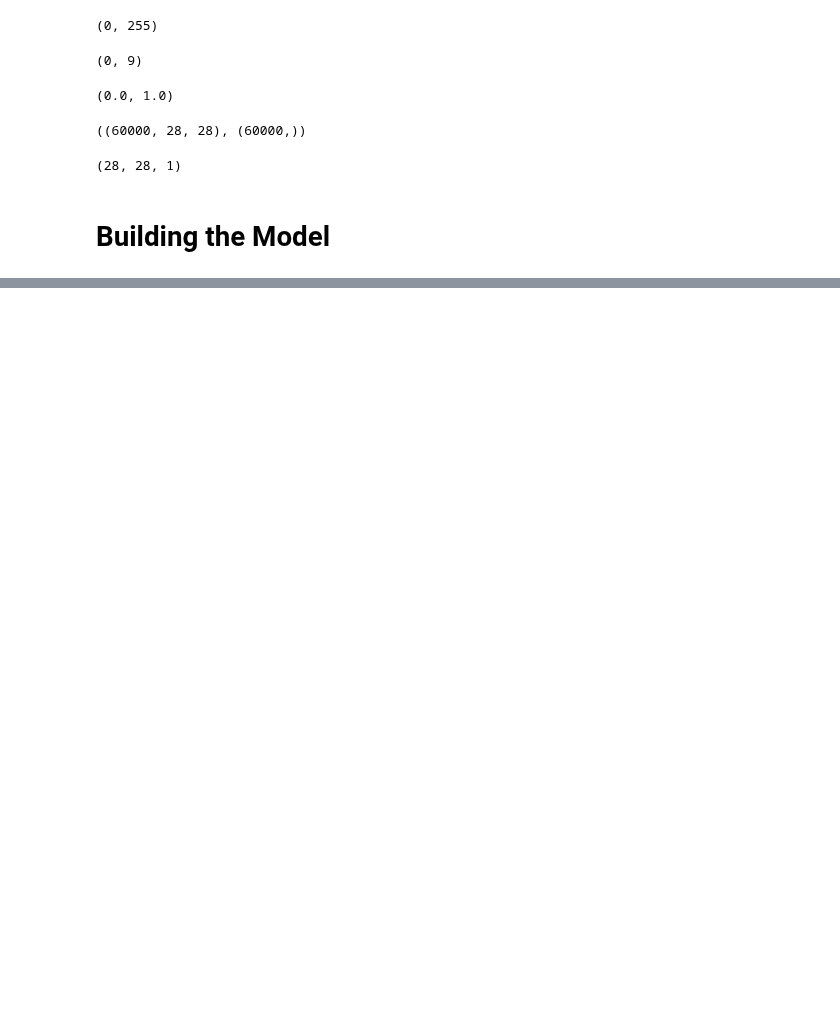
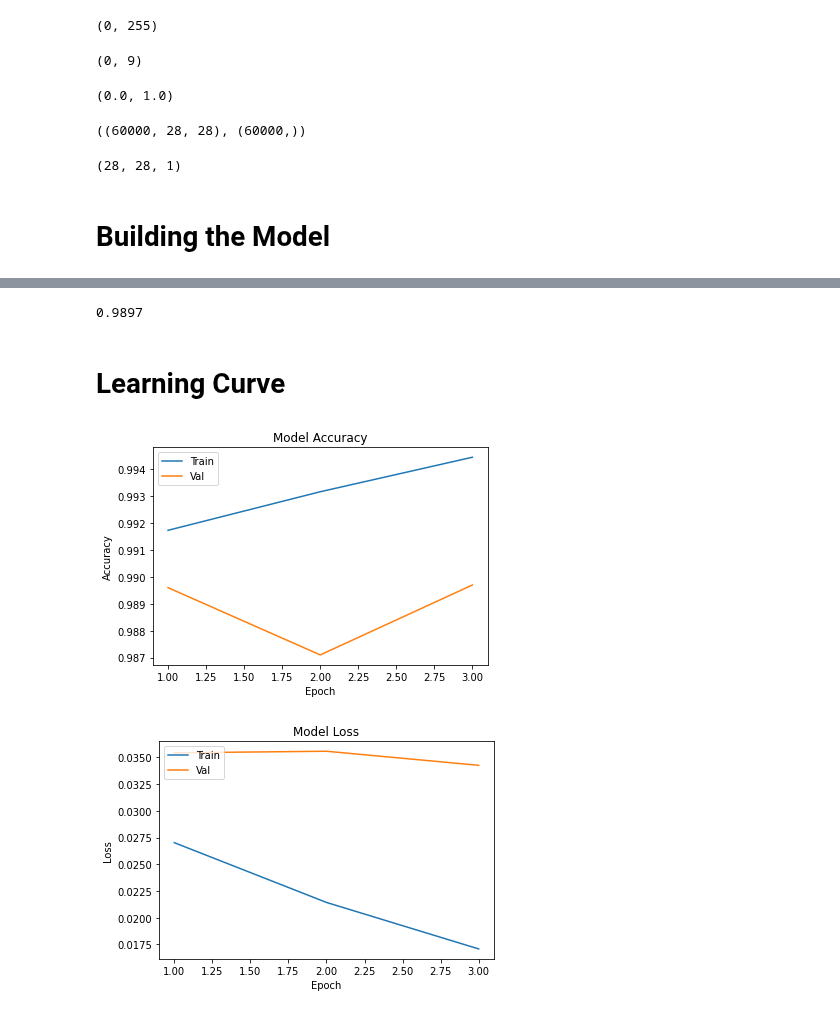
Before and after one commit to Twtamaris/machine_learning, a Jupyter notebook: digit_recognization/app.ipynb, the cells around one changed output, grey strips where cells are left out. Drawn from its saved outputs; the diff is of its cells as text; code cells hidden in the pictures; blank space fills up the shorter version.

```diff
--- a/digit_recognization/app.ipynb
+++ b/digit_recognization/app.ipynb
@@ -107,0 +110,2 @@ model.compile(optimizer='adam', loss='sparse_categorical_crossentropy', metrics=
+# %%
+history = model.fit(x_train, y_train, epochs=3, batch_size=128, verbose=1, validation_data=(x_test, y_test))
@@ -107,0 +146,32 @@ model.compile(optimizer='adam', loss='sparse_categorical_crossentropy', metrics=
+# %%
+accuracy_score(y_test, y_pred)
+# %% [output]
+0.9897
+# %% [markdown]
+# Learning Curve
+# %%
+def learning_curve(history, epoch):
+
+    # training vs validation accuracy
+    epoch_range = range(1, epoch+1)
+    plt.plot(epoch_range, history.history['sparse_categorical_accuracy'])
+    plt.plot(epoch_range, history.history['val_sparse_categorical_accuracy'])
+    plt.title('Model Accuracy')
+    plt.ylabel('Accuracy')
+    plt.xlabel('Epoch')
+    plt.legend(['Train', 'Val'], loc='upper left')
+    plt.show()
+
+    # training vs validation loss
+    plt.plot(epoch_range, history.history['loss'])
+    plt.plot(epoch_range, history.history['val_loss'])
+    plt.title('Model Loss')
+    plt.ylabel('Loss')
+    plt.xlabel('Epoch')
+    plt.legend(['Train', 'Val'], loc='upper left')
+    plt.show()
+# %%
+learning_curve(history, 3)
+# %% [output]
+[figure, added]
+[figure, added]
```
Also changed, not shown: parts of 6 cells of this notebook.
